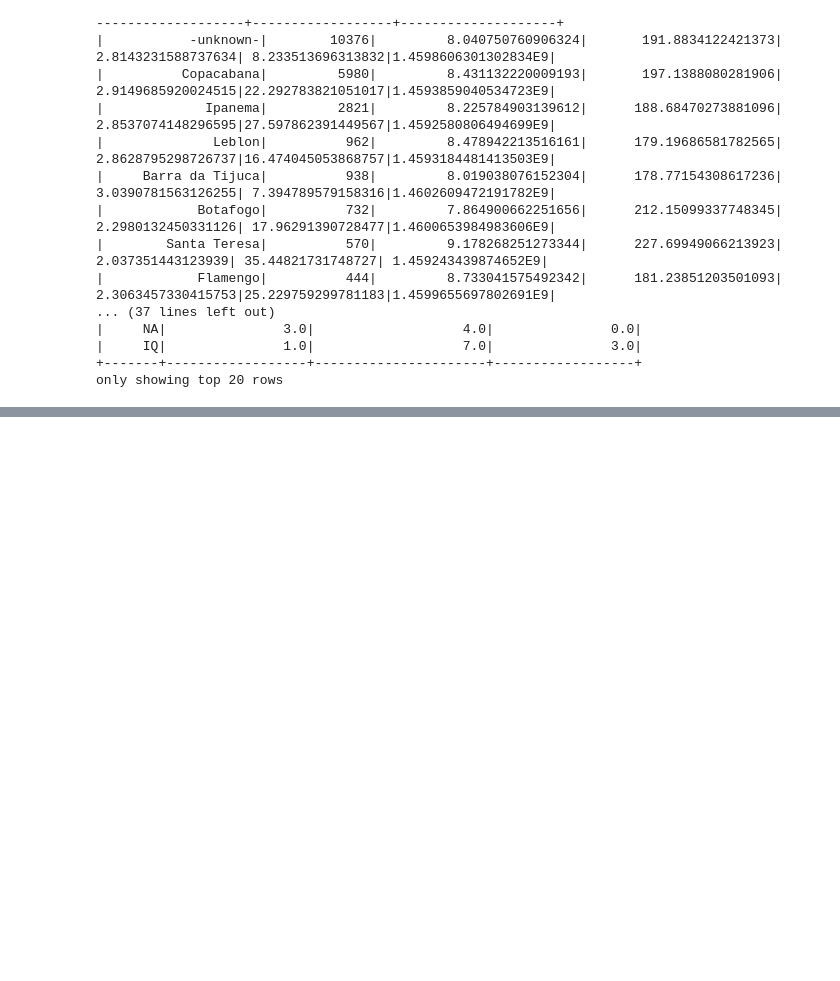
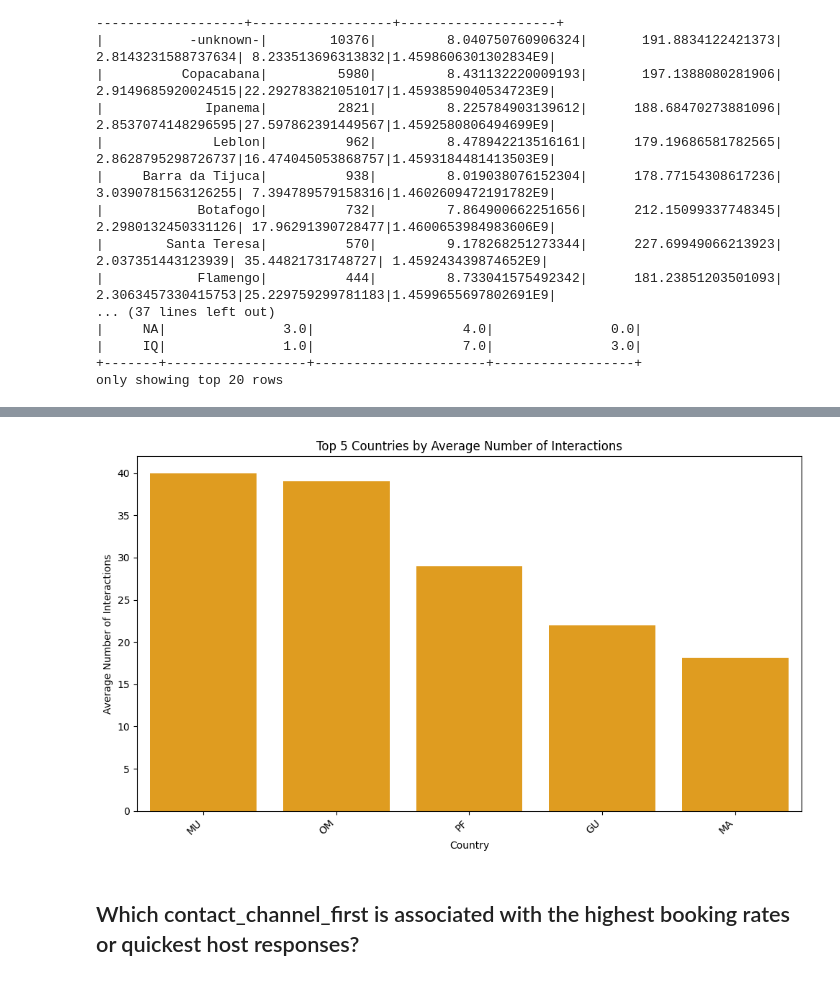
Before and after one commit to RickSanj/airbnb, a Jupyter notebook: main.ipynb, the cells around one changed output, grey strips where cells are left out. Cells and saved outputs as stored; diff of their text form; code cells hidden in the pictures; blank space fills up the shorter version.

```diff
--- a/main.ipynb
+++ b/main.ipynb
@@ -431,0 +652,21 @@ only showing top 20 rows
+# %%
+
+top_5_countries = country_behavior_analysis.orderBy("avg_interactions", ascending=False).limit(5)
+
+top_5_countries_pandas = top_5_countries.toPandas()
+
+import matplotlib.pyplot as plt
+import seaborn as sns
+
+plt.figure(figsize=(10, 6))
+sns.barplot(data=top_5_countries_pandas, x="country", y="avg_interactions", color='orange')
+plt.xlabel('Country')
+plt.ylabel('Average Number of Interactions')
+plt.title('Top 5 Countries by Average Number of Interactions')
+plt.xticks(rotation=45, ha='right')
+plt.tight_layout()
+plt.show()
+# %% [output]
+[figure, added]
+# %% [markdown]
+## Which contact_channel_first is associated with the highest booking rates or quickest host responses?
```
Also changed, not shown: parts of 23 cells of this notebook.
